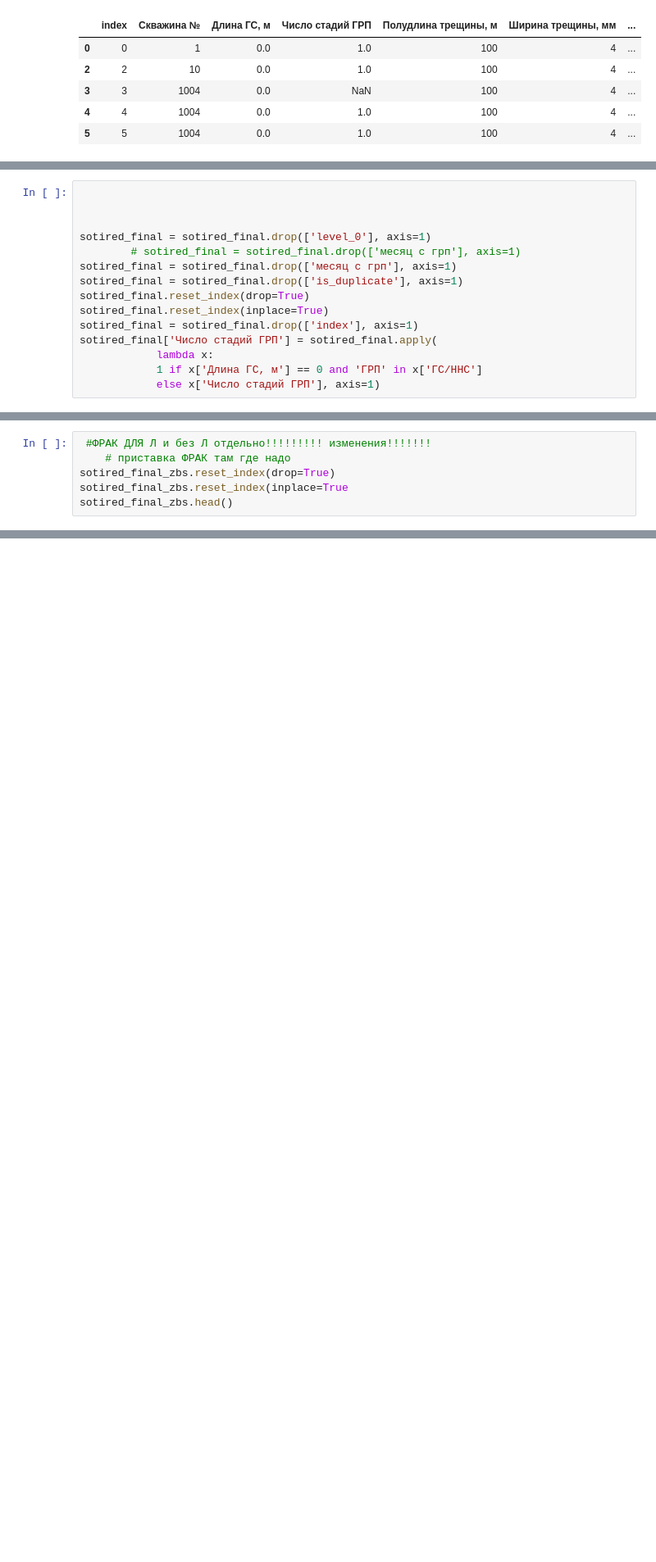
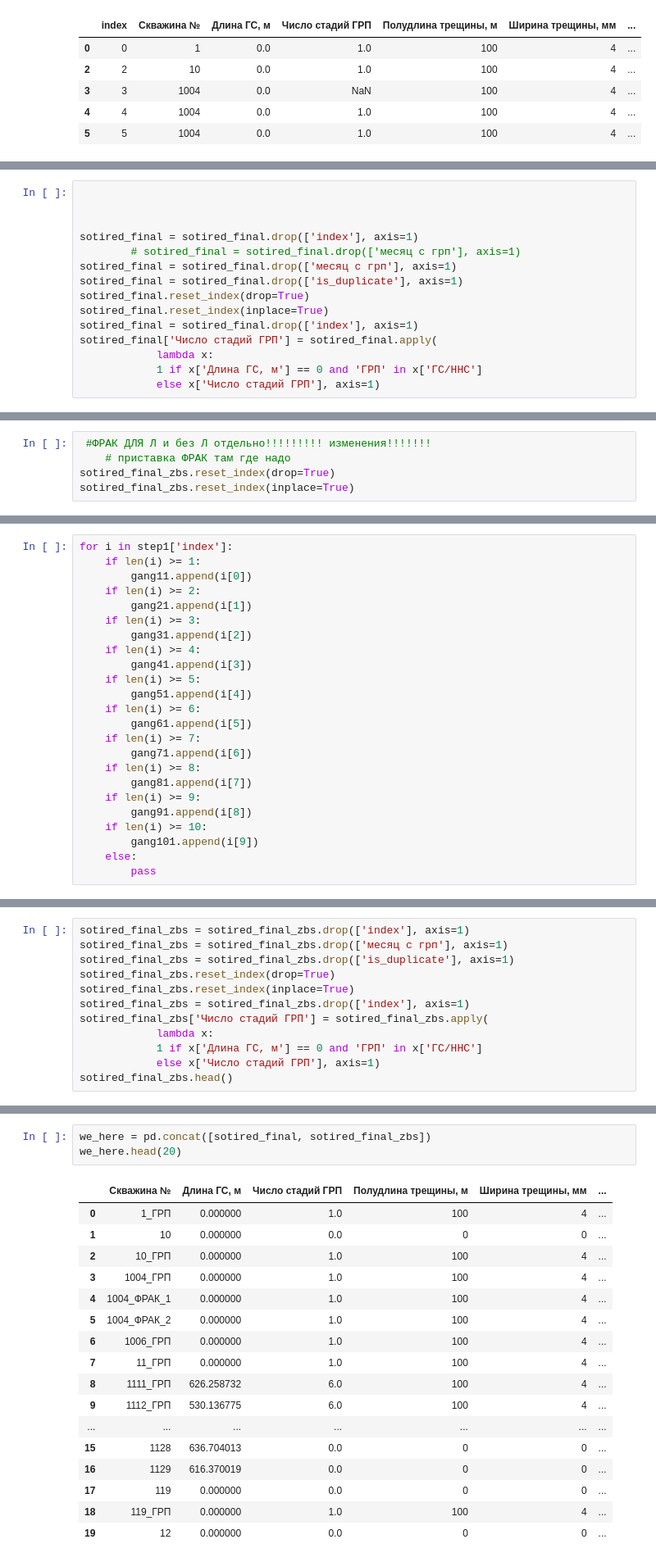
Before and after one commit to lybmvvs/appgazprom2.0, a Jupyter notebook: trying_to_clear_with_'Л'.ipynb, the cells around one changed output, grey strips where cells are left out. Shown at 82% size. Drawn from its saved outputs; the diff is of its cells as text; blank space fills up the shorter version.

Commit message:
correct notebook to clear a '_ФРАК' problem is ready

```diff
--- a/trying_to_clear_with_'Л'.ipynb
+++ b/trying_to_clear_with_'Л'.ipynb
@@ -1154,7 +1174,7 @@ sotired_final.head()
 
 
 
-sotired_final = sotired_final.drop(['level_0'], axis=1)
+sotired_final = sotired_final.drop(['index'], axis=1)
         # sotired_final = sotired_final.drop(['месяц с грп'], axis=1)
 sotired_final = sotired_final.drop(['месяц с грп'], axis=1)
 sotired_final = sotired_final.drop(['is_duplicate'], axis=1)
@@ -1171,5 +1205,4 @@ sotired_final
  #ФРАК ДЛЯ Л и без Л отдельно!!!!!!!!! изменения!!!!!!!
     # приставка ФРАК там где надо
 sotired_final_zbs.reset_index(drop=True)
-sotired_final_zbs.reset_index(inplace=True
-sotired_final_zbs.head()
+sotired_final_zbs.reset_index(inplace=True)
@@ -1186,0 +1280,24 @@ step1.head()
+# %%
+for i in step1['index']:
+    if len(i) >= 1:
+        gang11.append(i[0])
+    if len(i) >= 2:
+        gang21.append(i[1])
+    if len(i) >= 3:
+        gang31.append(i[2])
+    if len(i) >= 4:
+        gang41.append(i[3])
+    if len(i) >= 5:
+        gang51.append(i[4])
+    if len(i) >= 6:
+        gang61.append(i[5])
+    if len(i) >= 7:
+        gang71.append(i[6])
+    if len(i) >= 8:
+        gang81.append(i[7])
+    if len(i) >= 9:
+        gang91.append(i[8])
+    if len(i) >= 10:
+        gang101.append(i[9])
+    else:
+        pass
@@ -1186,0 +1363,12 @@ step1.head()
+# %%
+sotired_final_zbs = sotired_final_zbs.drop(['index'], axis=1)
+sotired_final_zbs = sotired_final_zbs.drop(['месяц с грп'], axis=1)
+sotired_final_zbs = sotired_final_zbs.drop(['is_duplicate'], axis=1)
+sotired_final_zbs.reset_index(drop=True)
+sotired_final_zbs.reset_index(inplace=True)
+sotired_final_zbs = sotired_final_zbs.drop(['index'], axis=1)
+sotired_final_zbs['Число стадий ГРП'] = sotired_final_zbs.apply(
+            lambda x:
+            1 if x['Длина ГС, м'] == 0 and 'ГРП' in x['ГС/ННС']
+            else x['Число стадий ГРП'], axis=1)
+sotired_final_zbs.head()
@@ -1186,0 +1382,21 @@ step1.head()
+# %%
+we_here = pd.concat([sotired_final, sotired_final_zbs])
+we_here.head(20)
+# %% [output]
+|  | Скважина № | Длина ГС, м | Число стадий ГРП | Полудлина трещины, м | Ширина трещины, мм | ... |
+| 0 | 1_ГРП | 0.000000 | 1.0 | 100 | 4 | ... |
+| 1 | 10 | 0.000000 | 0.0 | 0 | 0 | ... |
+| 2 | 10_ГРП | 0.000000 | 1.0 | 100 | 4 | ... |
+| 3 | 1004_ГРП | 0.000000 | 1.0 | 100 | 4 | ... |
+| 4 | 1004_ФРАК_1 | 0.000000 | 1.0 | 100 | 4 | ... |
+| 5 | 1004_ФРАК_2 | 0.000000 | 1.0 | 100 | 4 | ... |
+| 6 | 1006_ГРП | 0.000000 | 1.0 | 100 | 4 | ... |
+| 7 | 11_ГРП | 0.000000 | 1.0 | 100 | 4 | ... |
+| 8 | 1111_ГРП | 626.258732 | 6.0 | 100 | 4 | ... |
+| 9 | 1112_ГРП | 530.136775 | 6.0 | 100 | 4 | ... |
+| ... | ... | ... | ... | ... | ... | ... |
+| 15 | 1128 | 636.704013 | 0.0 | 0 | 0 | ... |
+| 16 | 1129 | 616.370019 | 0.0 | 0 | 0 | ... |
+| 17 | 119 | 0.000000 | 0.0 | 0 | 0 | ... |
+| 18 | 119_ГРП | 0.000000 | 1.0 | 100 | 4 | ... |
+| 19 | 12 | 0.000000 | 0.0 | 0 | 0 | ... |
```
Also changed, not shown: parts of 14 cells of this notebook.
